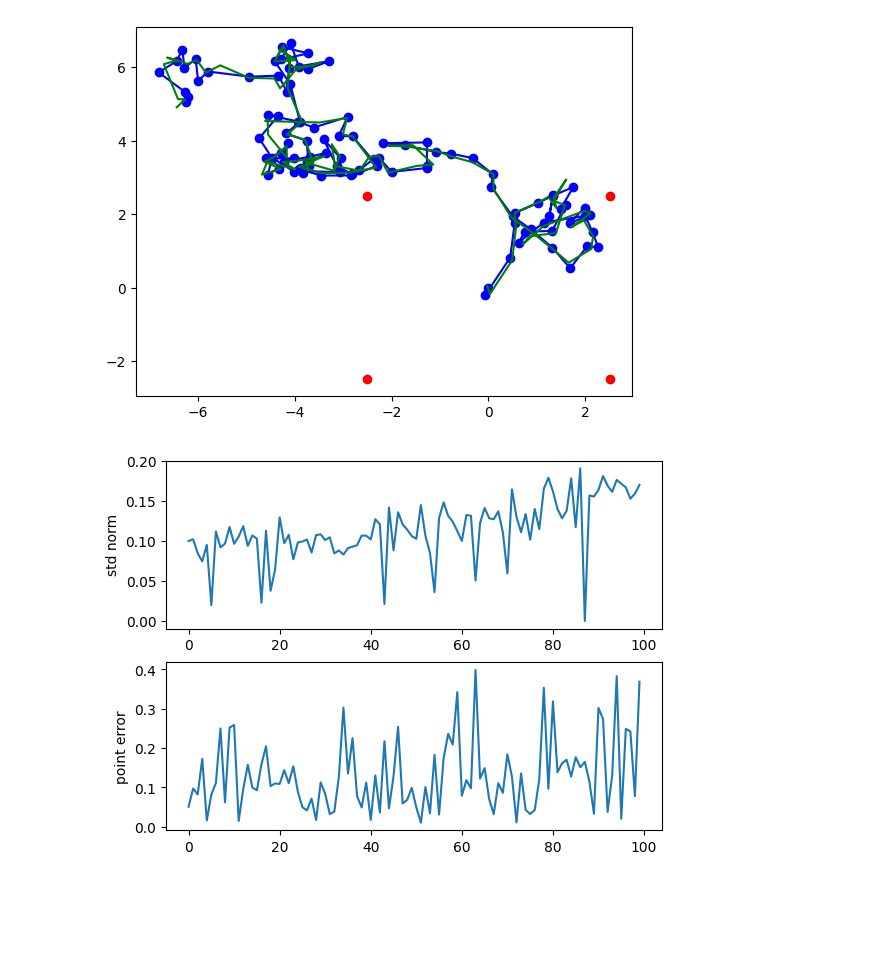
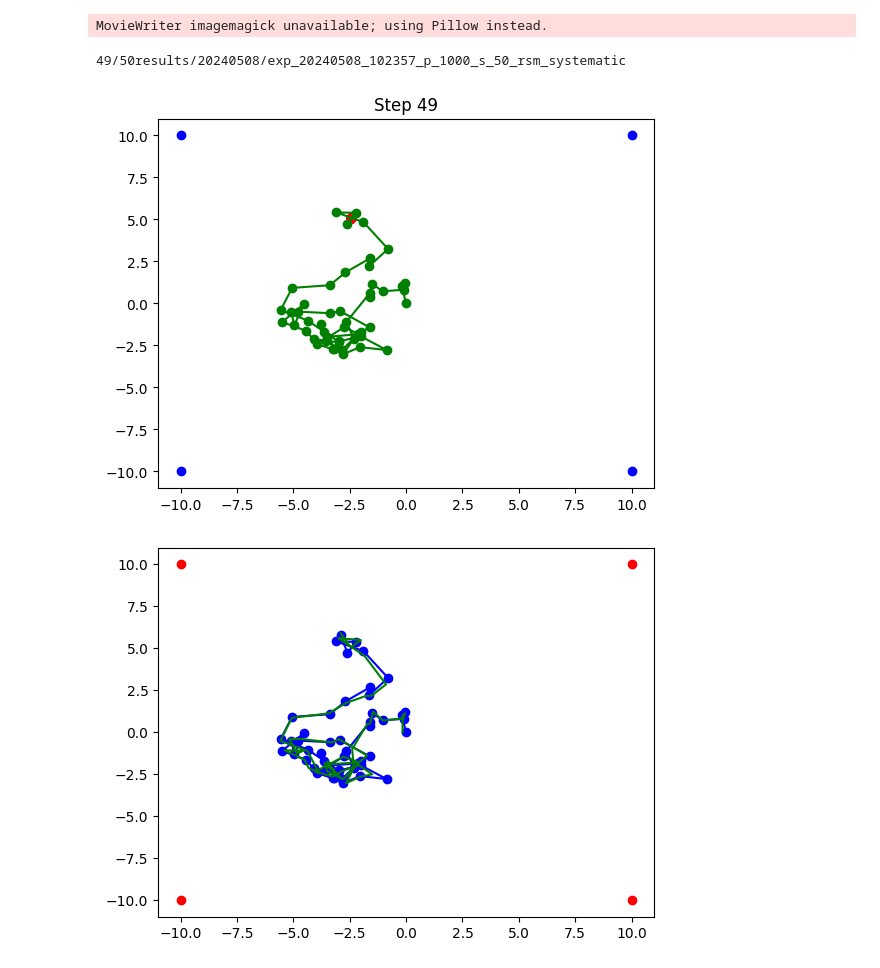
Before and after one commit to CearLab/ActiveLoc, a Jupyter notebook: PF/PF_exp.ipynb, the cells around one changed output. Saved outputs shown, nothing was run; the diff lists cells and outputs as text; code cells hidden in the pictures; blank space fills up the shorter version.

```diff
--- a/PF/PF_exp.ipynb
+++ b/PF/PF_exp.ipynb
@@ -81,26 +42,12 @@ MovieWriter imagemagick unavailable; using Pillow instead.
-# %%
-#plot ground truth and estimated path:
-plt.figure()
-plt.plot(x[:, 0], x[:, 1], 'bo-')
-plt.plot(beacons[:, 0], beacons[:, 1], 'ro')
-plt.plot(np.array(dict_stats['mean'])[:, 0], np.array(dict_stats['mean'])[:, 1], 'g-')
-plt.savefig(f'{exp_folder_name}/path.png')
-plt.show()
-#plot std norm
-fig =plt.figure()
-ax = fig.add_subplot(211)
-ax.plot(np.linalg.norm(dict_stats['std'], axis=1))
-ax.yaxis.label.set_text('std norm')
-# plot positon error
-ax = fig.add_subplot(212)
-ax.plot(np.linalg.norm(x - np.array(dict_stats['mean']), axis=1))
-ax.yaxis.label.set_text('point error')
-plt.savefig(f'{exp_folder_name}/stats.png')
-plt.show()
-#save mean
-np.savetxt(f'{exp_folder_name}/stats_mean.csv', np.array(dict_stats['mean']), delimiter=',',header='x,y')
-#save std
-np.savetxt(f'{exp_folder_name}/stats_std.csv', np.array(dict_stats['std']), delimiter=',',header='x,y')
-# %% [output]
-[figure, removed]
-[figure, removed]
+# %%
+# systematic
+n_particles = 1000
+resample_method='systematic'
+systematic_folder_name = save_experiment_setup(n_particles, n_steps, resample_method, note, beacons_pos, sigma_transition, sigma_measurement, stepsize, x, z)
+dict_stats = particle_filter_simulation(n_steps, n_particles, beacons, x, u_agent, z, agent_transition_model, measurement_likelihood, resample_method, systematic_folder_name)
+plot_and_save_stats(x, beacons, dict_stats, systematic_folder_name)
+# %% [output]
+MovieWriter imagemagick unavailable; using Pillow instead.
+49/50results/20240508/exp_20240508_102357_p_1000_s_50_rsm_systematic
+[figure, added]
+[figure, added]
```
Also changed, not shown: parts of 8 cells of this notebook, 8 other files.
